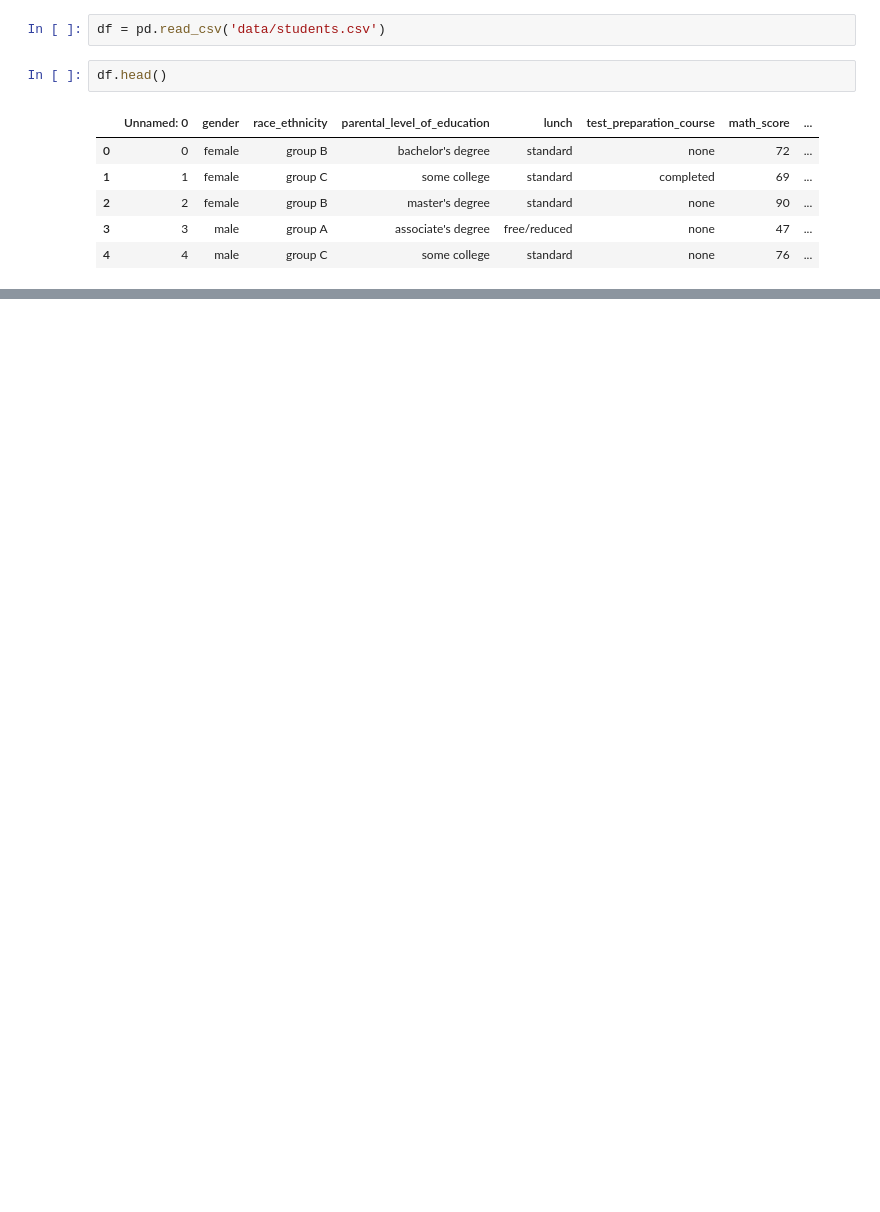
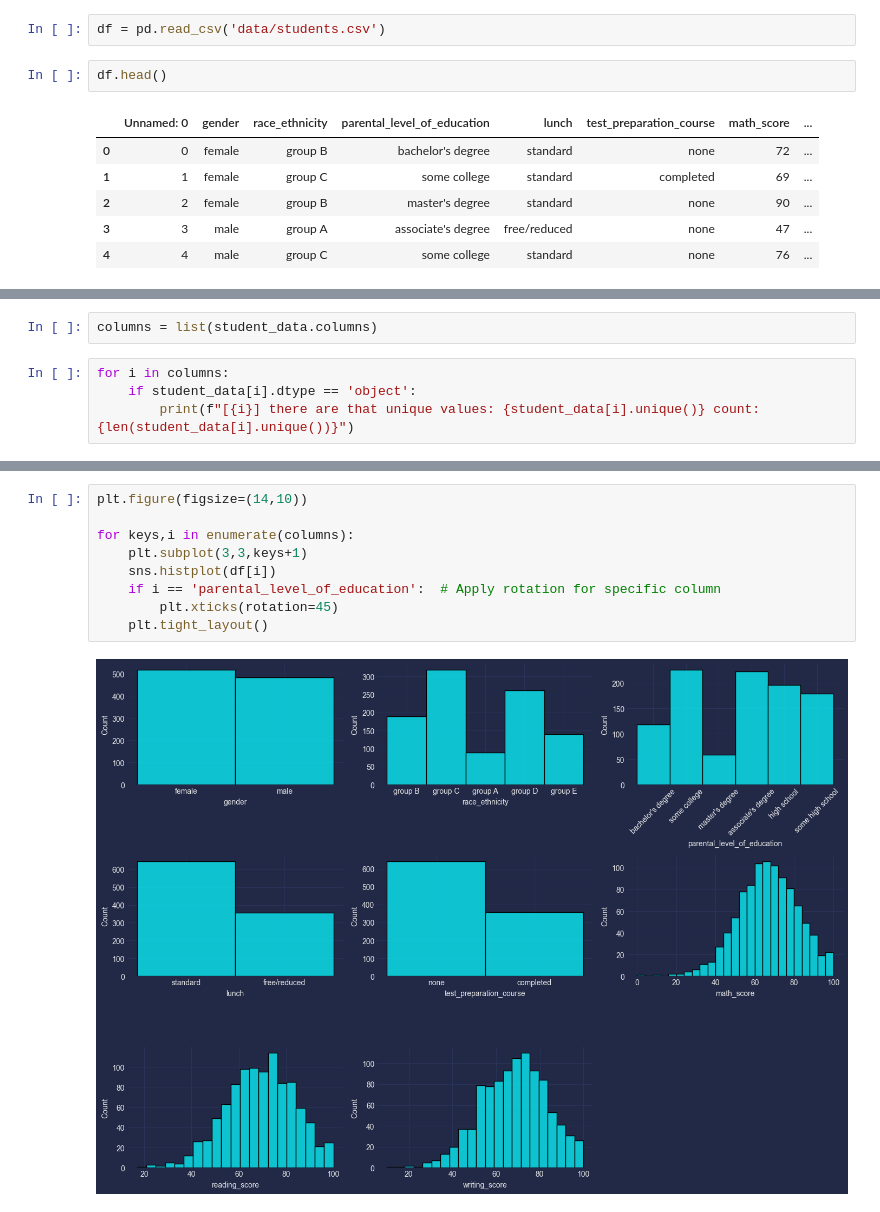
Before and after one commit to JJDataAnalyst-viz/MLproject, a Jupyter notebook: notebook/2. EDA.ipynb, the cells around one changed output, grey strips where cells are left out. Drawn from its saved outputs; the diff is of its cells as text; blank space fills up the shorter version.

```diff
--- a/notebook/2. EDA.ipynb
+++ b/notebook/2. EDA.ipynb
@@ -27,0 +78,6 @@ df.head()
+# %%
+columns = list(student_data.columns)
+# %%
+for i in columns:
+    if student_data[i].dtype == 'object':
+        print(f"[{i}] there are that unique values: {student_data[i].unique()} count: {len(student_data[i].unique())}")
@@ -27,0 +96,11 @@ df.head()
+# %%
+plt.figure(figsize=(14,10))
+
+for keys,i in enumerate(columns):
+    plt.subplot(3,3,keys+1)
+    sns.histplot(df[i])
+    if i == 'parental_level_of_education':  # Apply rotation for specific column
+        plt.xticks(rotation=45)
+    plt.tight_layout()
+# %% [output]
+[figure, added]
```
Also changed, not shown: parts of 15 cells of this notebook, 6 other files.
